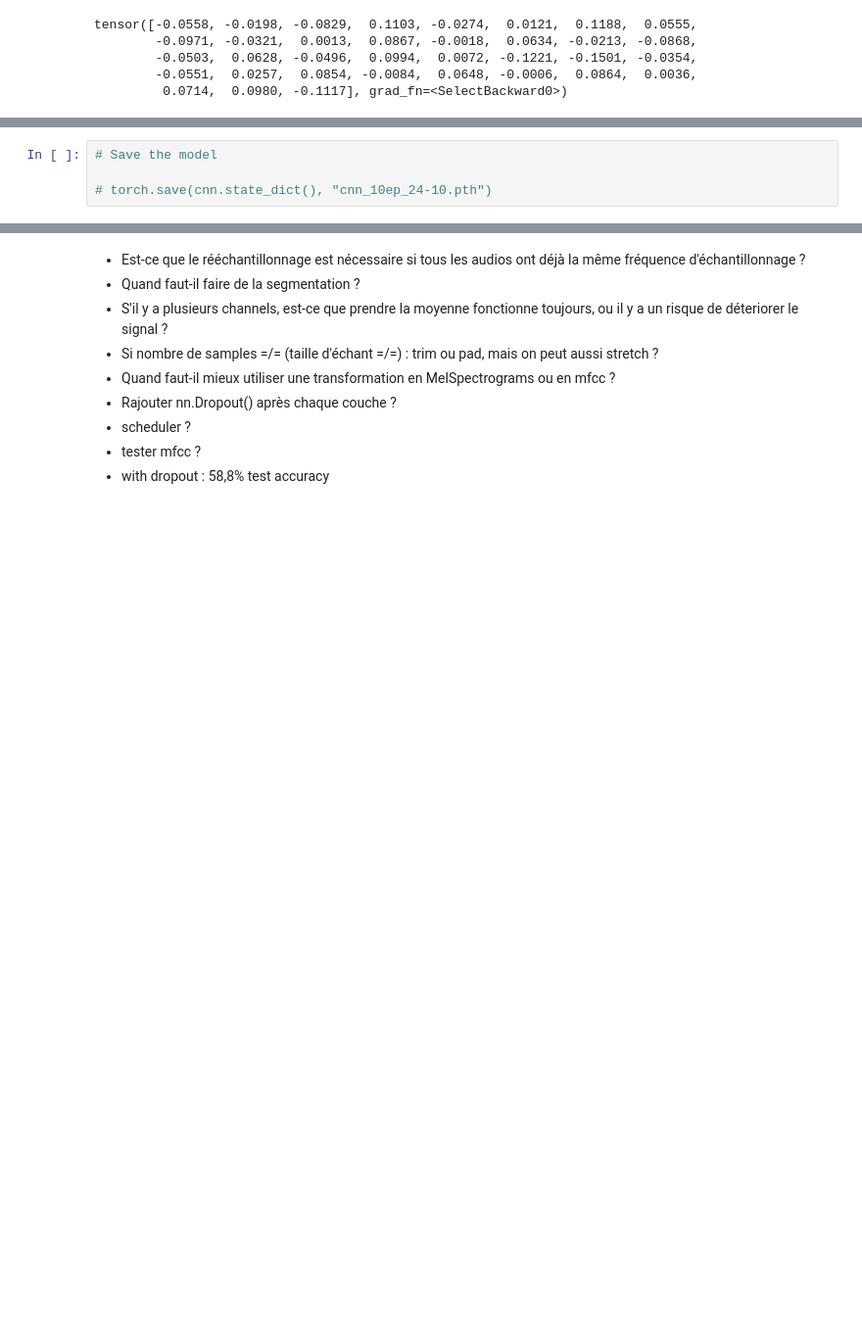
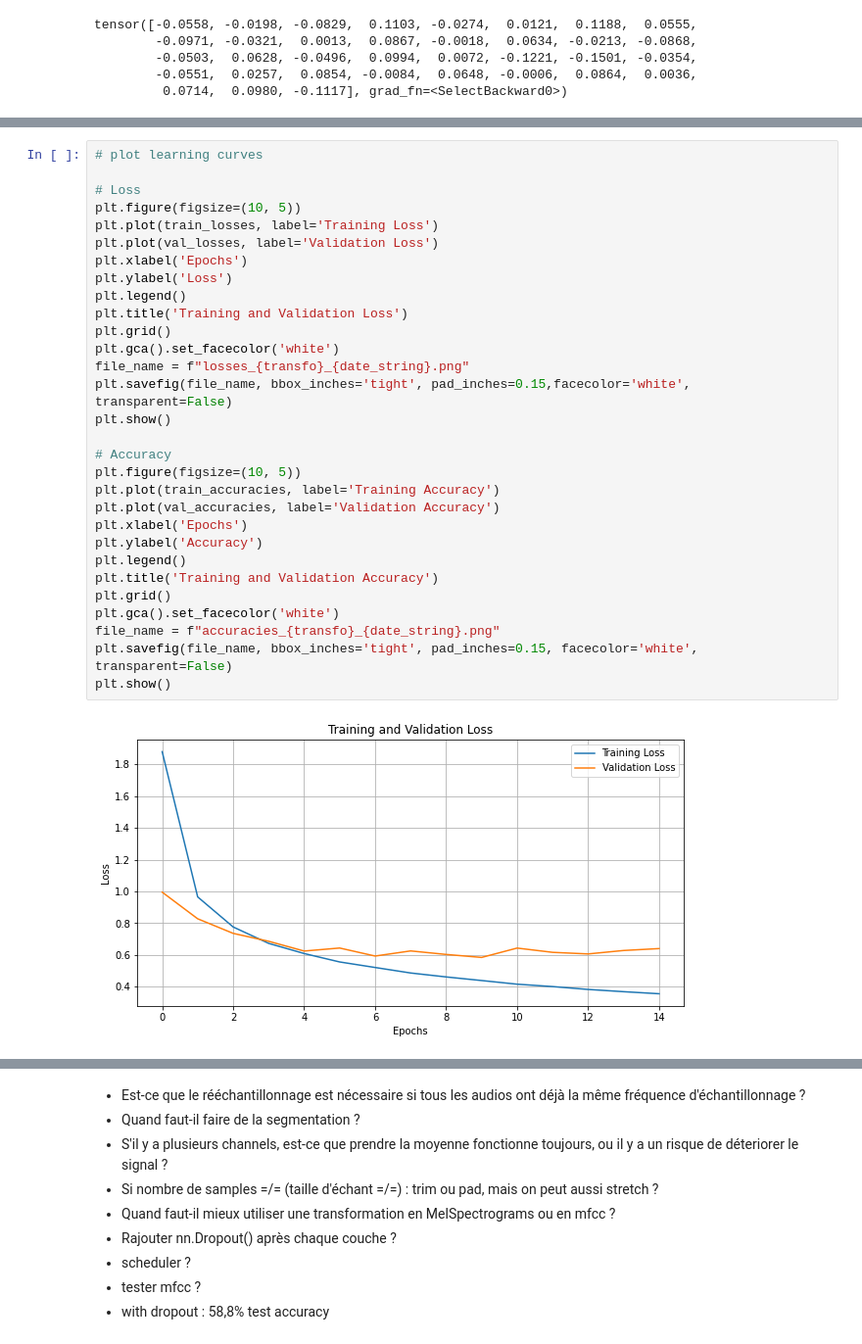
Before and after one commit to marie678/Audio-Classification, a Jupyter notebook: implementation_cnn_speechcommands-Main.ipynb, the cells around one changed output, grey strips where cells are left out. Shown at 98% size. Drawn from its saved outputs; the diff is of its cells as text; blank space fills up the shorter version.

```diff
--- a/implementation_cnn_speechcommands-Main.ipynb
+++ b/implementation_cnn_speechcommands-Main.ipynb
@@ -445,4 +431,32 @@ Test set: Average loss: 0.0155, Accuracy: 7926/11005 (72.0%)
-# %%
-# Save the model
-
-# torch.save(cnn.state_dict(), "cnn_10ep_24-10.pth")
+# %%
+# plot learning curves
+
+# Loss
+plt.figure(figsize=(10, 5))
+plt.plot(train_losses, label='Training Loss')
+plt.plot(val_losses, label='Validation Loss')
+plt.xlabel('Epochs')
+plt.ylabel('Loss')
+plt.legend()
+plt.title('Training and Validation Loss')
+plt.grid()
+plt.gca().set_facecolor('white')
+file_name = f"losses_{transfo}_{date_string}.png"
+plt.savefig(file_name, bbox_inches='tight', pad_inches=0.15,facecolor='white', transparent=False)
+plt.show()
+
+# Accuracy
+plt.figure(figsize=(10, 5))
+plt.plot(train_accuracies, label='Training Accuracy')
+plt.plot(val_accuracies, label='Validation Accuracy')
+plt.xlabel('Epochs')
+plt.ylabel('Accuracy')
+plt.legend()
+plt.title('Training and Validation Accuracy')
+plt.grid()
+plt.gca().set_facecolor('white')
+file_name = f"accuracies_{transfo}_{date_string}.png"
+plt.savefig(file_name, bbox_inches='tight', pad_inches=0.15, facecolor='white', transparent=False)
+plt.show()
+# %% [output]
+[figure, added]
```
Also changed, not shown: parts of 11 cells of this notebook, 3 other files.
